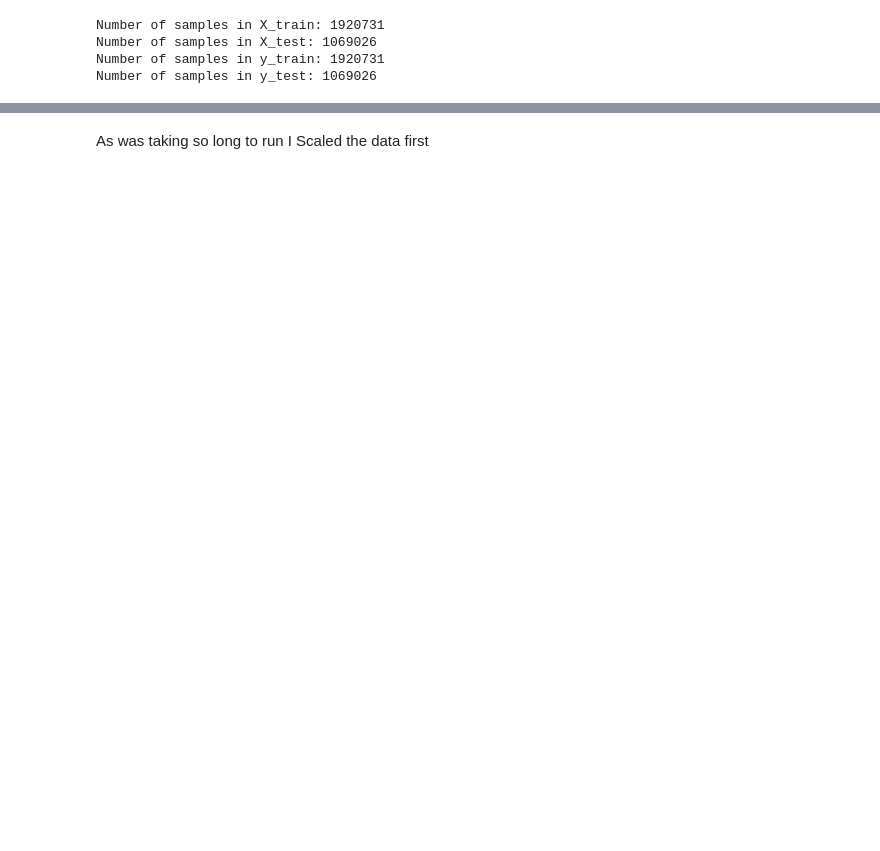
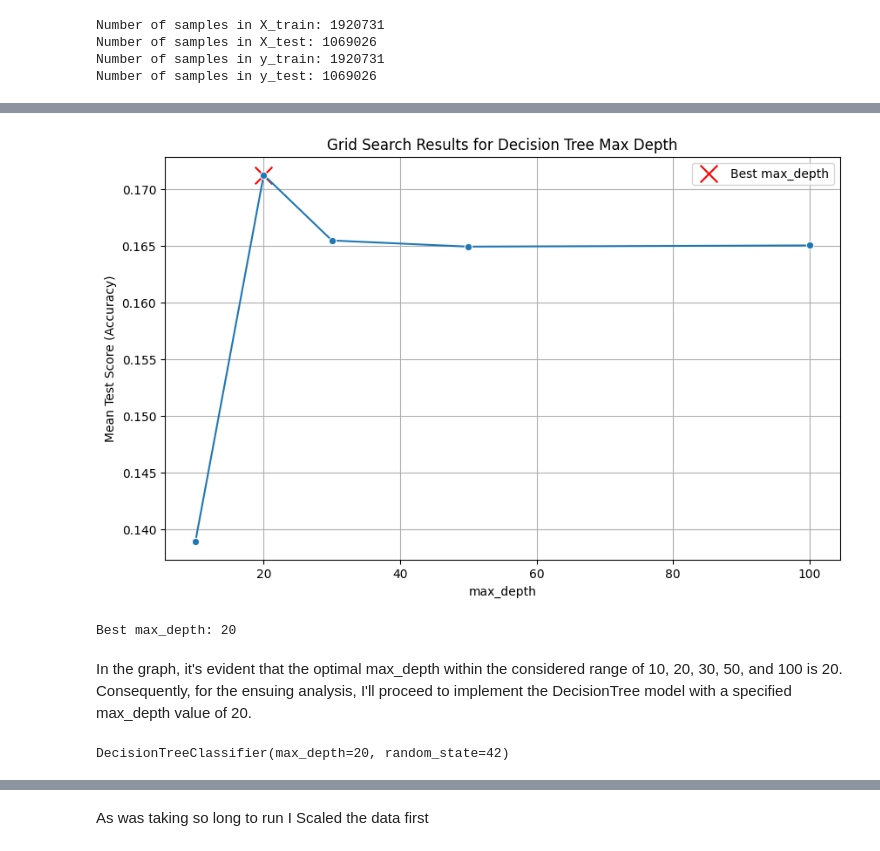
Before and after one commit to laisamorimm/Expedia_Hotel_Recommendation, a Jupyter notebook: Notebooks/Modeling.ipynb, the cells around one changed output, grey strips where cells are left out. Saved outputs shown, nothing was run; the diff lists cells and outputs as text; code cells hidden in the pictures; blank space fills up the shorter version.

Commit message:
Add the Baseline Modeling

```diff
--- a/Notebooks/Modeling.ipynb
+++ b/Notebooks/Modeling.ipynb
@@ -508,15 +631,0 @@ I will apply feature scaling to the data to assess whether it leads to an enhanc
-# %%
-from sklearn.preprocessing import MinMaxScaler
-
-# Initialize the MinMaxScaler
-scaler = MinMaxScaler()
-
-# Fit the scaler on your training data
-scaler.fit(X_train)
-
-# Transform (scale) both the training and testing data
-X_train_scaled = scaler.transform(X_train)
-X_test_scaled = scaler.transform(X_test)
-# %%
-model = LogisticRegression(multi_class='multinomial', solver='lbfgs')
-model.fit(X_train_scaled, y_train)
@@ -557,0 +805,51 @@ Accuracy: 0.03458943000450878
+# %%
+from sklearn.tree import DecisionTreeClassifier
+from sklearn.model_selection import GridSearchCV
+import matplotlib.pyplot as plt
+import seaborn as sns
+import pandas as pd
+
+
+# Create a decision tree classifier
+dtree = DecisionTreeClassifier()
+
+# Define the parameter grid with different max_depth values to test
+param_grid = {'max_depth': [10, 20, 30, 50, 100]}
+
+# Use GridSearchCV to search for the best max_depth
+grid_search = GridSearchCV(dtree, param_grid, cv=5, scoring='accuracy')
+grid_search.fit(X_train, y_train)
+
+# Get the best max_depth value
+best_max_depth = grid_search.best_params_['max_depth']
+
+# Visualize the grid search results
+results = pd.DataFrame(grid_search.cv_results_)
+
+# Plotting the performance for different max_depth values
+plt.figure(figsize=(10, 6))
+sns.lineplot(x='param_max_depth', y='mean_test_score', data=results, marker='o')
+
+# Highlight the best max_depth value
+plt.scatter(best_max_depth, grid_search.best_score_, color='red', marker='x', s=200, label='Best max_depth')
+
+plt.title('Grid Search Results for Decision Tree Max Depth')
+plt.xlabel('max_depth')
+plt.ylabel('Mean Test Score (Accuracy)')
+plt.legend()
+plt.grid(True)
+plt.show()
+
+print("Best max_depth:", best_max_depth)
+# %% [output]
+[figure, added]
+Best max_depth: 20
+# %% [markdown]
+In the graph, it's evident that the optimal max_depth within the considered range of 10, 20, 30, 50, and 100 is 20. Consequently, for the ensuing analysis, I'll proceed to implement the DecisionTree model with a specified max_depth value of 20.
+# %%
+from sklearn.tree import DecisionTreeClassifier
+
+model = DecisionTreeClassifier(max_depth = 20, random_state=42)
+model.fit(X_train, y_train)
+# %% [output]
+DecisionTreeClassifier(max_depth=20, random_state=42)
```
Also changed, not shown: parts of 71 cells of this notebook, 1 other file.
